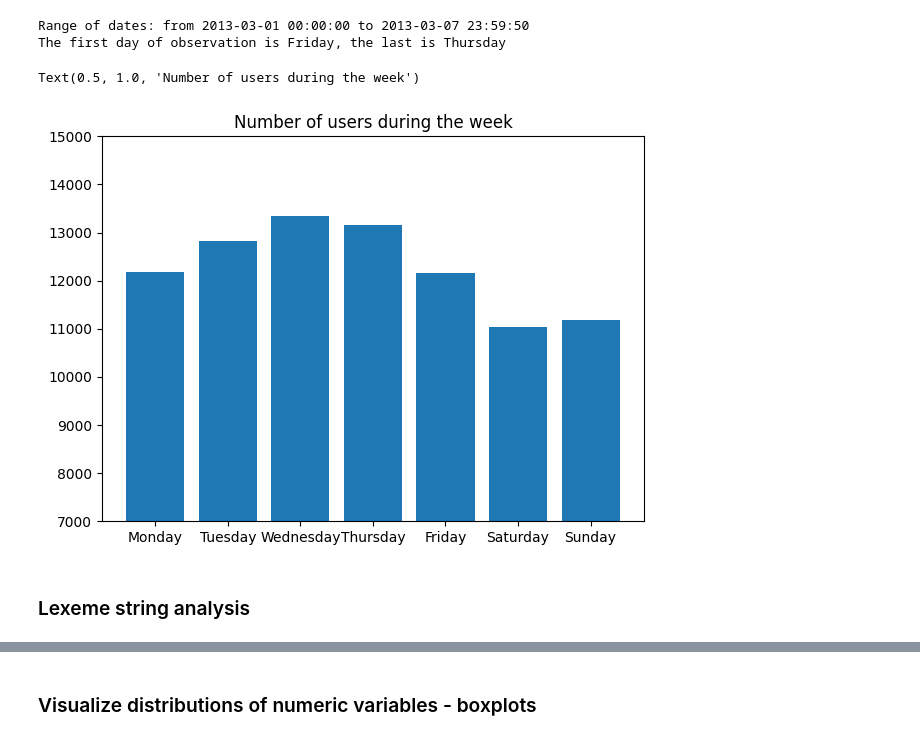
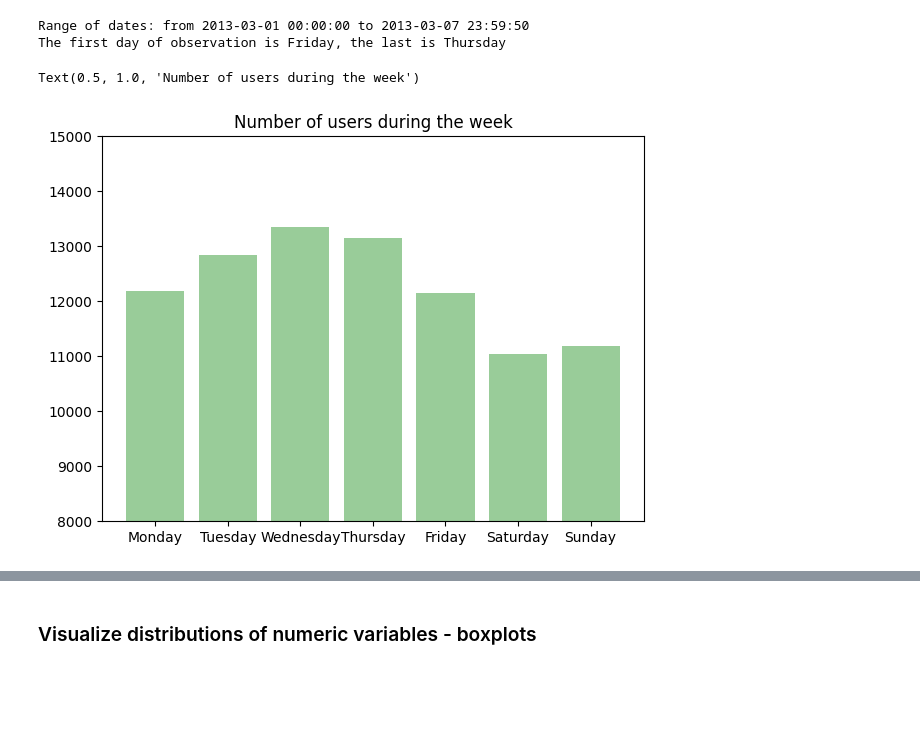
Before and after one commit to juliakubisa/spaced_repetition_algorithm, a Jupyter notebook: notebooks/duolingo_EDA.ipynb, the cells around one changed output, grey strips where cells are left out. Cells and saved outputs as stored; diff of their text form; code cells hidden in the pictures; blank space fills up the shorter version.

```diff
--- a/notebooks/duolingo_EDA.ipynb
+++ b/notebooks/duolingo_EDA.ipynb
@@ -324,13 +337,11 @@ print(f'The first day of observation is {(df_dates['datetime'].min().to_pydateti
 Range of dates: from 2013-03-01 00:00:00 to 2013-03-07 23:59:50
 The first day of observation is Friday, the last is Thursday
 # %%
-df_hours = df_dates[['weekday', 'user_id']].groupby('weekday').nunique().reindex(['Monday','Tuesday','Wednesday','Thursday','Friday','Saturday','Sunday']).reset_index()
+df_weekdays = df_dates[['weekday', 'user_id']].groupby('weekday').nunique().reindex(['Monday','Tuesday','Wednesday','Thursday','Friday','Saturday','Sunday']).reset_index()
 fig, ax = plt.subplots(figsize = (7, 5))
-ax.bar(df_hours['weekday'], df_hours['user_id'])
-ax.set(ylim=[7000, 15000])
+ax.bar(df_weekdays['weekday'], df_weekdays['user_id'], color='g', alpha=0.4)
+ax.set(ylim=[8000, 15000])
 plt.title('Number of users during the week')
 # %% [output]
 Text(0.5, 1.0, 'Number of users during the week')
-[figure, old version]
+[figure, new version]
-# %% [markdown]
-### Lexeme string analysis
```
Also changed, not shown: parts of 15 cells of this notebook.
